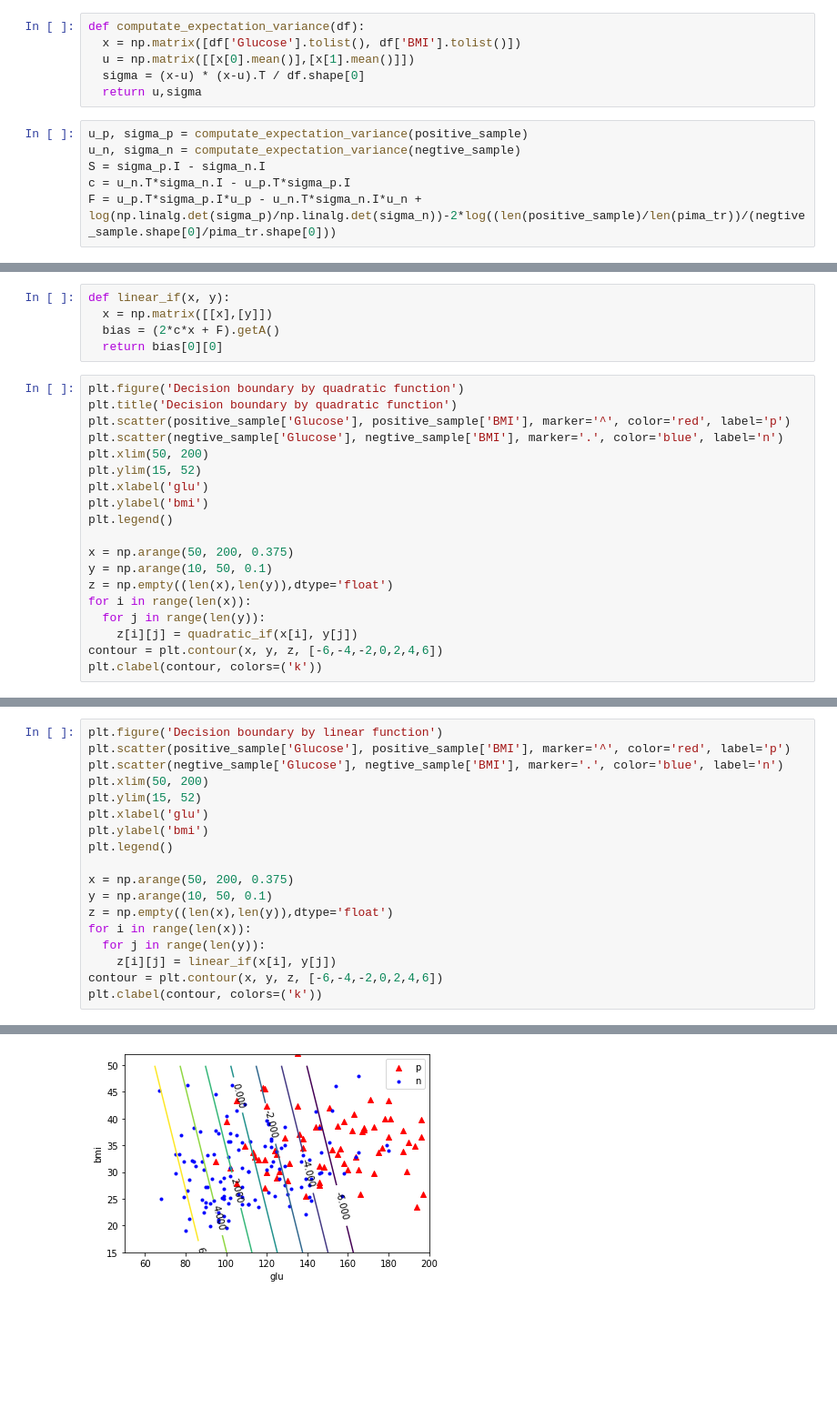
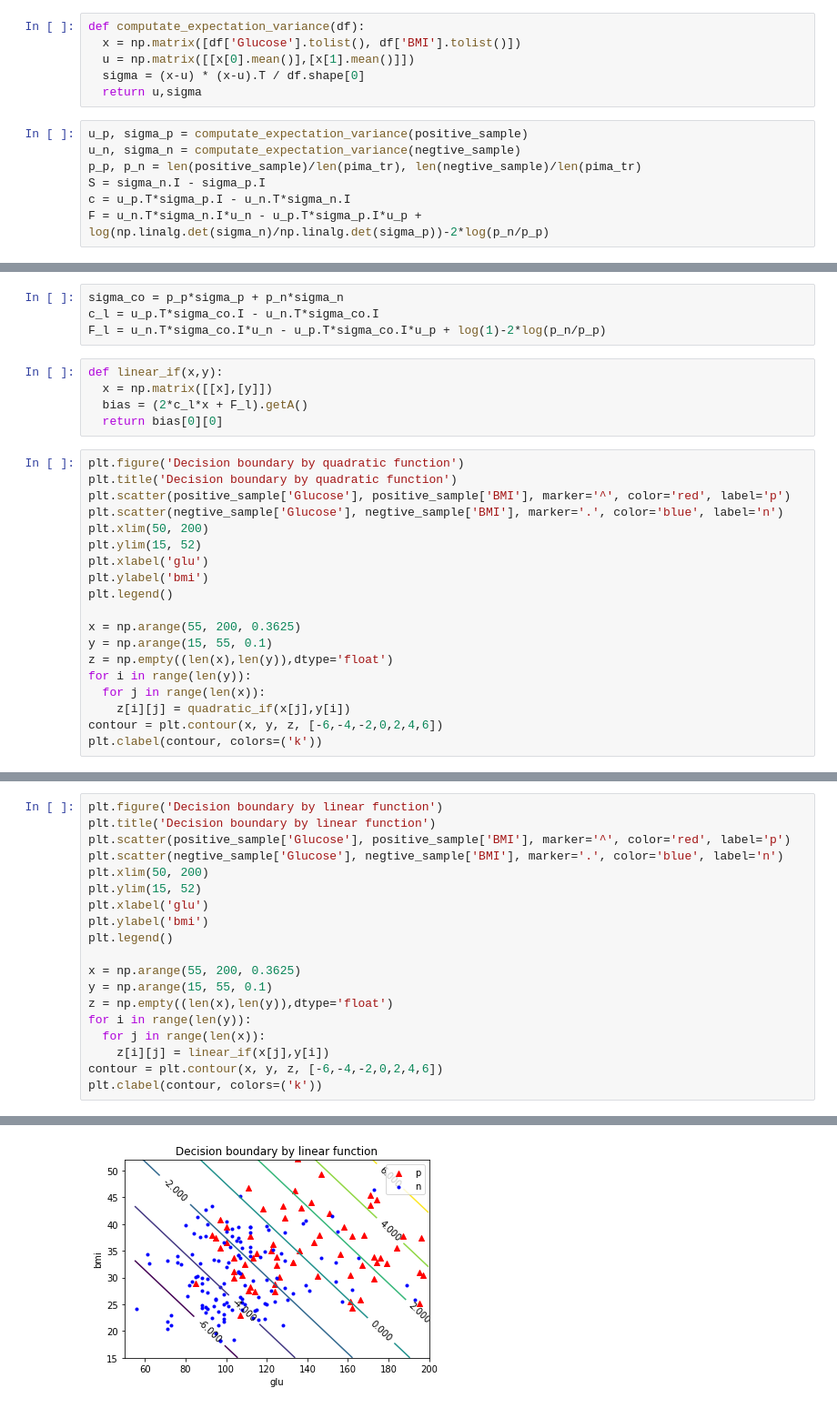
Before and after one commit to singwang-cn/The_first_pattern_recognition, a Jupyter notebook: ex4_4.ipynb, the cells around one changed output, grey strips where cells are left out. Shown: that part at 91% size. Cells and saved outputs as stored; diff of their text form; blank space fills up the shorter version.

```diff
--- a/ex4_4.ipynb
+++ b/ex4_4.ipynb
@@ -31,7 +31,8 @@ def computate_expectation_variance(df):
 # %%
 u_p, sigma_p = computate_expectation_variance(positive_sample)
 u_n, sigma_n = computate_expectation_variance(negtive_sample)
-S = sigma_p.I - sigma_n.I
-c = u_n.T*sigma_n.I - u_p.T*sigma_p.I
-F = u_p.T*sigma_p.I*u_p - u_n.T*sigma_n.I*u_n + log(np.linalg.det(sigma_p)/np.linalg.det(sigma_n))-2*log((len(positive_sample)/len(pima_tr))/(negtive_sample.shape[0]/pima_tr.shape[0]))
+p_p, p_n = len(positive_sample)/len(pima_tr), len(negtive_sample)/len(pima_tr)
+S = sigma_n.I - sigma_p.I
+c = u_p.T*sigma_p.I - u_n.T*sigma_n.I
+F = u_n.T*sigma_n.I*u_n - u_p.T*sigma_p.I*u_p + log(np.linalg.det(sigma_n)/np.linalg.det(sigma_p))-2*log(p_n/p_p)
 # %%
@@ -39,10 +40,14 @@ def quadratic_if(x, y):
   x = np.matrix([[x],[y]])
   bias = (x.T*S*x + 2*c*x + F).getA()
   return bias[0][0]
+# %%
+sigma_co = p_p*sigma_p + p_n*sigma_n
+c_l = u_p.T*sigma_co.I - u_n.T*sigma_co.I
+F_l = u_n.T*sigma_co.I*u_n - u_p.T*sigma_co.I*u_p + log(1)-2*log(p_n/p_p)
 # %%
-def linear_if(x, y):
+def linear_if(x,y):
   x = np.matrix([[x],[y]])
-  bias = (2*c*x + F).getA()
+  bias = (2*c_l*x + F_l).getA()
   return bias[0][0]
 # %%
 plt.figure('Decision boundary by quadratic function')
@@ -55,12 +60,12 @@ plt.xlabel('glu')
 plt.ylabel('bmi')
 plt.legend()
 
-x = np.arange(50, 200, 0.375)
-y = np.arange(10, 50, 0.1)
+x = np.arange(55, 200, 0.3625)
+y = np.arange(15, 55, 0.1)
 z = np.empty((len(x),len(y)),dtype='float')
-for i in range(len(x)):
-  for j in range(len(y)):
-    z[i][j] = quadratic_if(x[i], y[j])
+for i in range(len(y)):
+  for j in range(len(x)):
+    z[i][j] = quadratic_if(x[j],y[i])
 contour = plt.contour(x, y, z, [-6,-4,-2,0,2,4,6])
 plt.clabel(contour, colors=('k'))
 # %% [output]
@@ -69,21 +74,22 @@ plt.clabel(contour, colors=('k'))
 # %%
 plt.figure('Decision boundary by linear function')
+plt.title('Decision boundary by linear function')
 plt.scatter(positive_sample['Glucose'], positive_sample['BMI'], marker='^', color='red', label='p')
 plt.scatter(negtive_sample['Glucose'], negtive_sample['BMI'], marker='.', color='blue', label='n')
 plt.xlim(50, 200)
 plt.ylim(15, 52)
 plt.xlabel('glu')
 plt.ylabel('bmi')
 plt.legend()
 
-x = np.arange(50, 200, 0.375)
-y = np.arange(10, 50, 0.1)
+x = np.arange(55, 200, 0.3625)
+y = np.arange(15, 55, 0.1)
 z = np.empty((len(x),len(y)),dtype='float')
-for i in range(len(x)):
-  for j in range(len(y)):
-    z[i][j] = linear_if(x[i], y[j])
+for i in range(len(y)):
+  for j in range(len(x)):
+    z[i][j] = linear_if(x[j],y[i])
 contour = plt.contour(x, y, z, [-6,-4,-2,0,2,4,6])
 plt.clabel(contour, colors=('k'))
 # %% [output]
 <a list of 7 text.Text objects>
-[figure, old version]
+[figure, new version]
```
Also changed, not shown: parts of 6 cells of this notebook.
